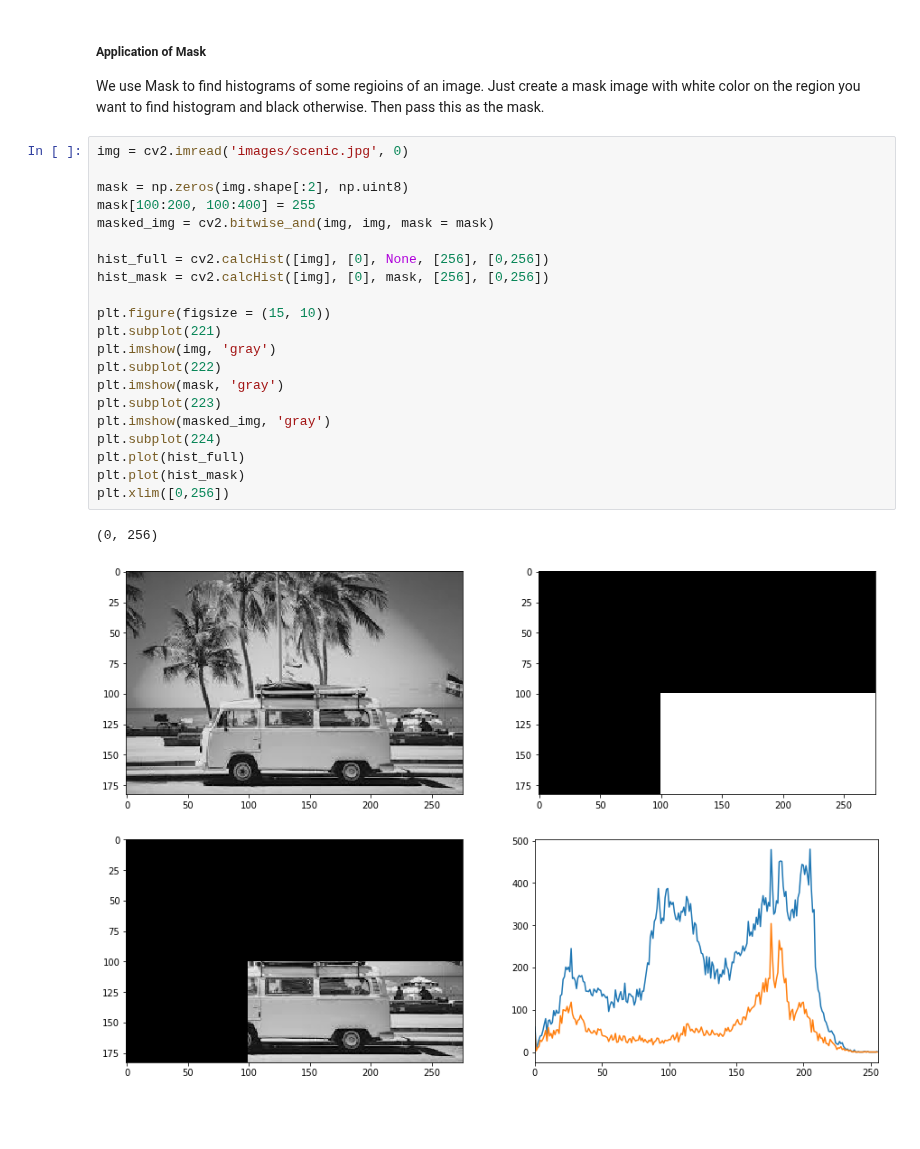
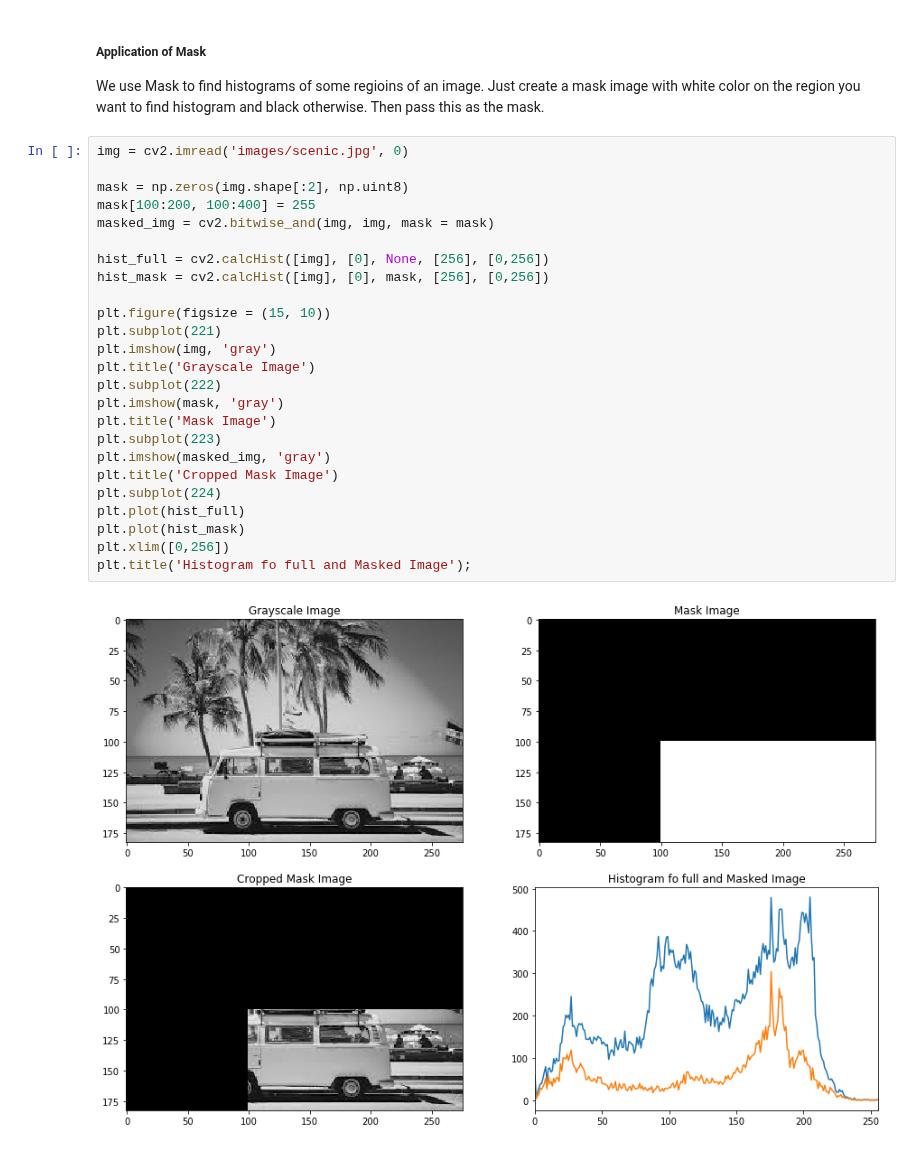
Before and after one commit to IamMohitM/OpenCV-Learning, a Jupyter notebook: Histograms.ipynb, the cells around one changed output. Cells and saved outputs as stored; diff of their text form; blank space fills up the shorter version.

```diff
--- a/Histograms.ipynb
+++ b/Histograms.ipynb
@@ -70,24 +70,27 @@ We use Mask to find histograms of some regioins of an image. Just create a mask
 # %%
 img = cv2.imread('images/scenic.jpg', 0)
 
 mask = np.zeros(img.shape[:2], np.uint8)
 mask[100:200, 100:400] = 255
 masked_img = cv2.bitwise_and(img, img, mask = mask)
 
 hist_full = cv2.calcHist([img], [0], None, [256], [0,256])
 hist_mask = cv2.calcHist([img], [0], mask, [256], [0,256])
 
 plt.figure(figsize = (15, 10))
 plt.subplot(221)
 plt.imshow(img, 'gray')
+plt.title('Grayscale Image')
 plt.subplot(222)
 plt.imshow(mask, 'gray')
+plt.title('Mask Image')
 plt.subplot(223)
 plt.imshow(masked_img, 'gray')
+plt.title('Cropped Mask Image')
 plt.subplot(224)
 plt.plot(hist_full)
 plt.plot(hist_mask)
 plt.xlim([0,256])
+plt.title('Histogram fo full and Masked Image');
 # %% [output]
-(0, 256)
-[figure, old version]
+[figure, new version]
```
Also changed, not shown: parts of 17 cells of this notebook, 3 other files.
